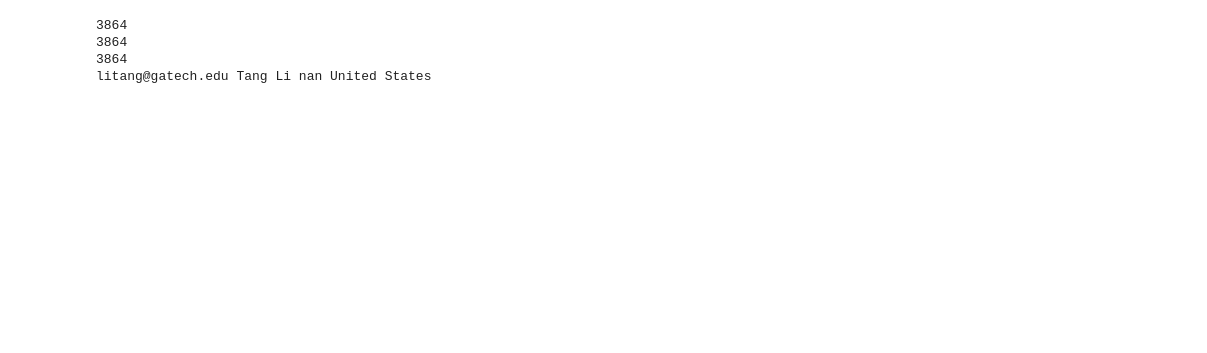
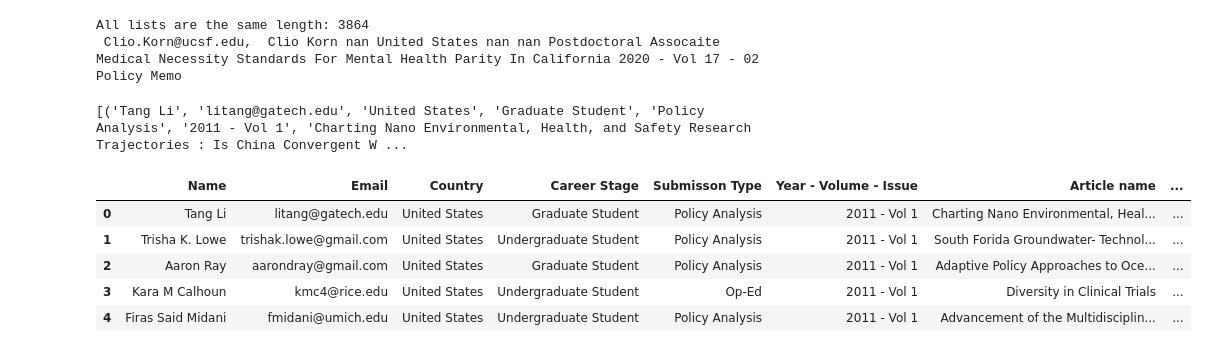
Before and after one commit to udiram/JSPG_data_analysis, a Jupyter notebook: database/authour_fix.ipynb, the cells around one changed output. Cells and saved outputs as stored; diff of their text form; code cells hidden in the pictures; blank space fills up the shorter version.

```diff
--- a/database/authour_fix.ipynb
+++ b/database/authour_fix.ipynb
@@ -28,6 +29,12 @@ global_names = []
 global_pn = []
 global_email = []
 global_country = []
+global_gender = []
+global_re = []
+global_career = []
+global_article_name = []
+global_journal_meta = []
+global_submission_type = []
 for name in headers_names:
     if 'Author Name' in name:
         authours = df[name]
@@ -41,13 +48,47 @@ for name in headers_names:
     if 'Country' in name:
         country = df[name]
         global_country.extend(country)
+    if 'Gender' in name:
+        gender = df[name]
+        global_gender.extend(gender)
+    if 'R/E' in name:
+        re = df[name]
+        global_re.extend(re)
+    if 'Career Stage' in name:
+        career = df[name]
+        global_career.extend(career)
+    if 'Article Title' in name:
+        article_name = df[name]
+        global_article_name.extend(article_name)
+    if 'Year - Vol - Issue' in name:
+        journal_meta = df[name]
+        global_journal_meta.extend(journal_meta)
+    if 'Submission Type' in name:
+        submission_type = df[name]
+        global_submission_type.extend(submission_type)
-# %%
-print(len(global_names))
-print(len(global_pn))
-print(len(global_email))
-print(global_email[0], global_names[0], global_pn[0], global_country[0])
-# %% [output]
-3864
-3864
-3864
-litang@gatech.edu Tang Li nan United States
+# %%
+if len(global_gender) == len(global_names) == len(global_pn) == len(global_email) == len(global_country) == len(global_re) == len(global_career) == len(global_article_name) == len(global_journal_meta) == len(global_submission_type):
+    print('All lists are the same length: {}'.format(len(global_names)))
+else:
+    print('Lists are not the same length')
+    print(len(global_names), len(global_pn), len(global_email), len(global_country), len(global_re), len(global_career), len(global_article_name), len(global_journal_meta), len(global_submission_type))
+number = 500
+print(global_email[number], global_names[number], global_pn[number], global_country[number], global_gender[number], global_re[number], global_career[number], global_article_name[number], global_journal_meta[number], global_submission_type[number])
+# %% [output]
+All lists are the same length: 3864
+ Clio.Korn@ucsf.edu,  Clio Korn nan United States nan nan Postdoctoral Assocaite Medical Necessity Standards For Mental Health Parity In California 2020 - Vol 17 - 02 Policy Memo
+# %%
+tuples = list(zip(global_names, global_email, global_country, global_career, global_submission_type, global_journal_meta, global_article_name, global_re, global_gender, global_pn))
+print(tuples)
+# %% [output]
+[('Tang Li', 'litang@gatech.edu', 'United States', 'Graduate Student', 'Policy Analysis', '2011 - Vol 1', 'Charting Nano Environmental, Health, and Safety Research Trajectories : Is China Convergent W ...
+# %%
+new_df = pd.DataFrame(tuples, columns=['Name', 'Email', 'Country', 'Career Stage', 'Submisson Type', 'Year - Volume - Issue', 'Article name', 'Race/Ethnicity', 'Gender', 'Pronouns'])
+new_df.head()
+# %% [output]
+|  | Name | Email | Country | Career Stage | Submisson Type | Year - Volume - Issue | Article name | ... |
+| 0 | Tang Li | litang@gatech.edu | United States | Graduate Student | Policy Analysis | 2011 - Vol 1 | Charting Nano Environmental, Heal... | ... |
+| 1 | Trisha K. Lowe | trishak.lowe@gmail.com | United States | Undergraduate Student | Policy Analysis | 2011 - Vol 1 | South Forida Groundwater- Technol... | ... |
+| 2 | Aaron Ray | aarondray@gmail.com | United States | Graduate Student | Policy Analysis | 2011 - Vol 1 | Adaptive Policy Approaches to Oce... | ... |
+| 3 | Kara M Calhoun | kmc4@rice.edu | United States | Undergraduate Student | Op-Ed | 2011 - Vol 1 | Diversity in Clinical Trials | ... |
+| 4 | Firas Said Midani | fmidani@umich.edu | United States | Undergraduate Student | Policy Analysis | 2011 - Vol 1 | Advancement of the Multidisciplin... | ... |
```
Also changed, not shown: parts of 3 cells of this notebook, 2 other files.
